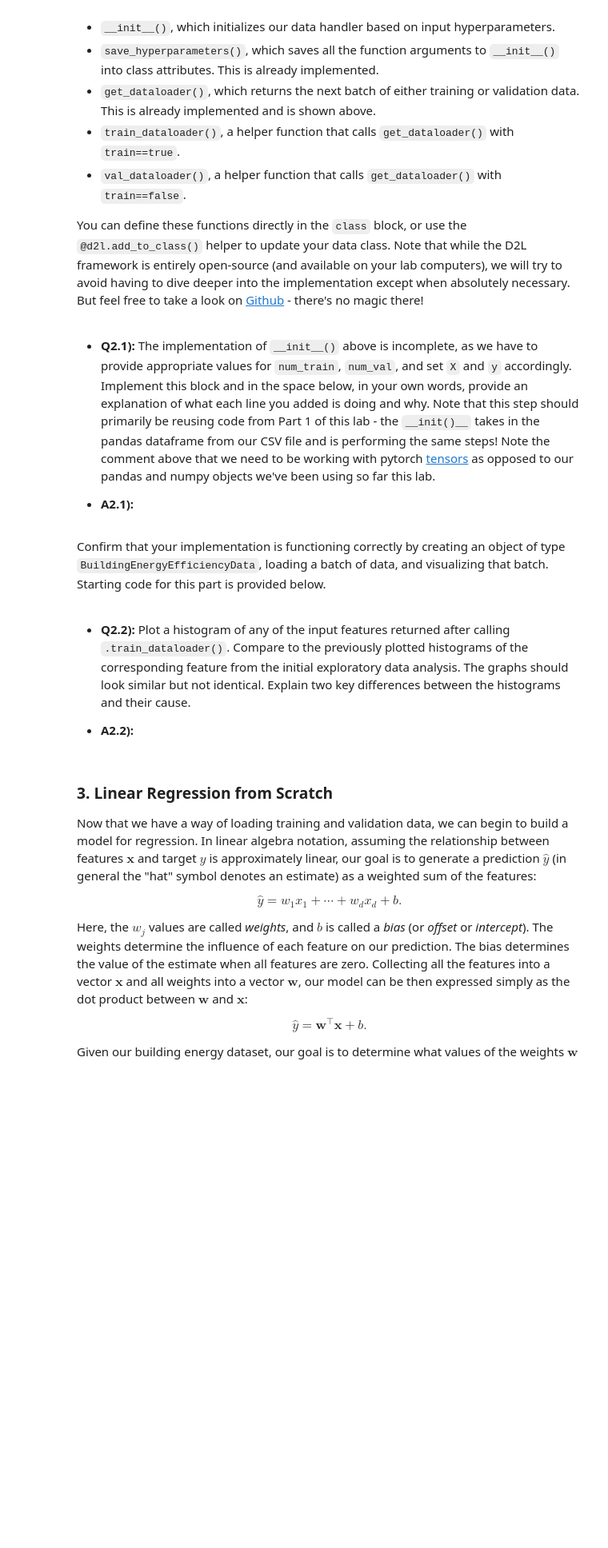
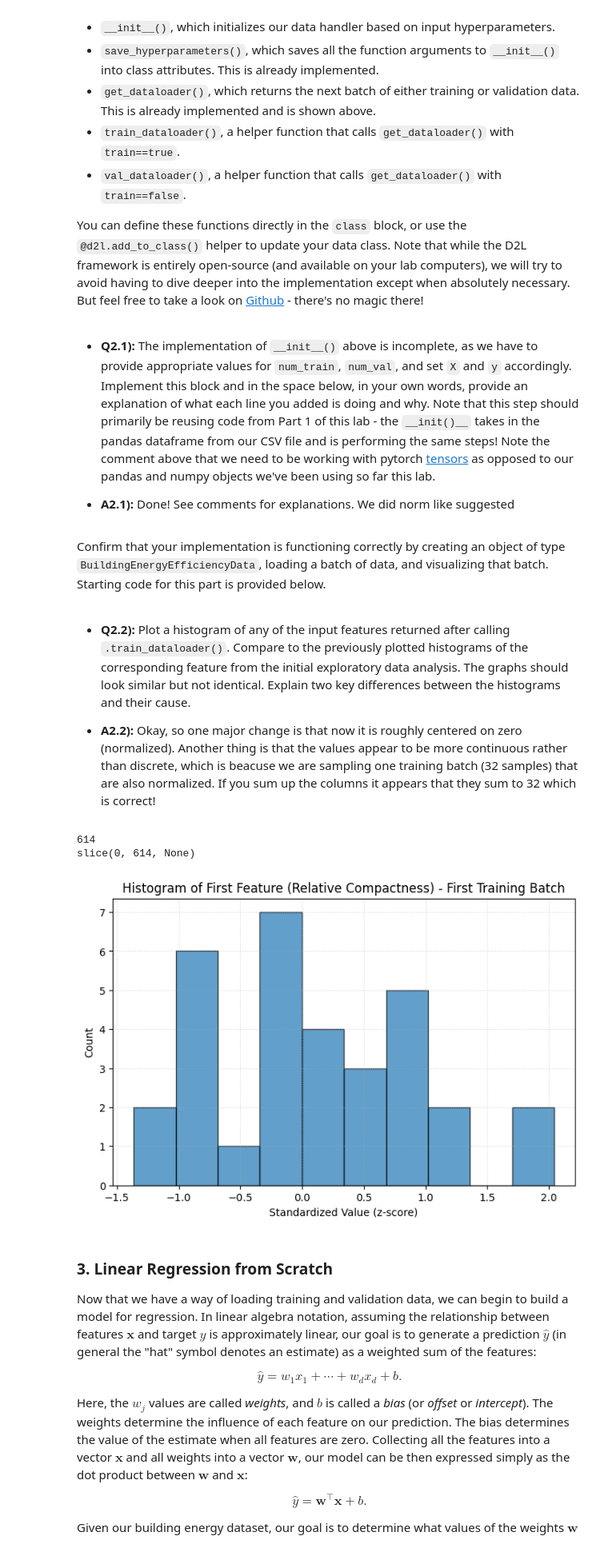
Before and after one commit to Tyler-Bibus/cpre3250, a Jupyter notebook: Lab-02/Lab-02.ipynb, the cells around one changed output. Shown at 80% size. Cells and saved outputs as stored; diff of their text form; code cells hidden in the pictures; blank space fills up the shorter version.

Commit message:
Done up until training exploration

```diff
--- a/Lab-02/Lab-02.ipynb
+++ b/Lab-02/Lab-02.ipynb
@@ -151,20 +236,44 @@ class BuildingEnergyEfficiencyData(d2l.DataModule):  #@save
     """Building Energy Efficiency data for linear regression."""
     def __init__(self, building_energy_df, train_val_split=0.8, batch_size=32):
         super().__init__()
-
+        self.save_hyperparameters()
         # Process energy_df similar as in part 1 when it was called df1
-
+        #print(building_energy_df.info)
         # The resulting self.X and self.y need to be torch.tensors, so be sure to convert from pandas DataFrame to numpy array to torch tensor
         # .values gets the underlying numpy array from the DataFrame, and .to(torch.float32) converts to float32 tensor
         # example: tensor_vals = torch.tensor(dataframe[column_name].values).to(torch.float32)
 
+        X_raw = building_energy_df.drop(columns=['Heating_Load']) #,'Cooling_Load'
+        means = X_raw.mean()                    # column means
+        stds = X_raw.std(ddof=0)                # population std (ddof=0 like StandardScaler)
+        safe_stds = stds.replace(0, 1.0)    # Protect against zero variance to avoid divide-by-zero
+        X_scaled = X_raw.copy()
+        X_scaled = (X_scaled - means) / safe_stds
+
+        self.data = torch.tensor(building_energy_df.values).to(torch.float32) # get all data into one torch tensor
+        self.X = torch.tensor(X_scaled.values).to(torch.float32) # select all but the target prediction
+        self.y = torch.tensor(building_energy_df[['Heating_Load']].values).to(torch.float32) # select the target prediction
+        #print(self.x)
+        total = len(self.data) # number of rows in our dataset
+        self.num_train = int(total * train_val_split) # get just the amount we will use for training (~80%)
+        self.num_val = total - self.num_train # get the remaning elements (validation set)
+        print(self.num_train)
+        #print(self.data)
+
 # YOUR CODE STARTS HERE
+@d2l.add_to_class(BuildingEnergyEfficiencyData)
+def train_dataloader(self):
+    return get_dataloader(self, True)
 
+@d2l.add_to_class(BuildingEnergyEfficiencyData)
+def val_dataloader(self):
+    return get_dataloader(self, False)
 # YOUR CODE ENDS HERE
 
 @d2l.add_to_class(BuildingEnergyEfficiencyData)  #@save
 def get_dataloader(self, train):
     i = slice(0, self.num_train) if train else slice(self.num_train, None)
+    print(i)
     return self.get_tensorloader((self.X, self.y), train, i)
 # %% [markdown]
 For each new dataset we work with, we will need to define a corresponding class, and work with the following functions:
@@ -178,26 +287,38 @@ You can define these functions directly in the `class` block, or use the `@d2l.a
 # %% [markdown]
 - **Q2.1)\:** The implementation of `__init__()` above is incomplete, as we have to provide appropriate values for `num_train`, `num_val`, and set `X` and `y` accordingly. Implement this block and in the space below, in your own words, provide an explanation of what each line you added is doing and why. Note that this step should primarily be reusing code from Part 1 of this lab - the `__init()__` takes in the pandas dataframe from our CSV file and is performing the same steps! Note the comment above that we need to be working with pytorch [tensors](https://docs.pytorch.org/docs/stable/tensors.html) as opposed to our pandas and numpy objects we've been using so far this lab.
 
-- **A2.1)\:**
+- **A2.1)\:**  Done! See comments for explanations. We did norm like suggested
 # %% [markdown]
 Confirm that your implementation is functioning correctly by creating an object of type `BuildingEnergyEfficiencyData`, loading a batch of data, and visualizing that batch. Starting code for this part is provided below.
 <!--A small Python quirk of the D2L implementation of `get_dataloader()` is that it uses `yield` which turns a function into a [function generator](https://www.w3schools.com/python/ref_keyword_yield.asp), and does exactly what we want, in returning the next batch of features and labels each time `get_dataloader()` is called.-->
 # %% [markdown]
 - **Q2.2)\:** Plot a histogram of any of the input features returned after calling `.train_dataloader()`. Compare to the previously plotted histograms of the corresponding feature from the initial exploratory data analysis. The graphs should look similar but not identical. Explain two key differences between the histograms and their cause.
 
-- **A2.2)\:**
+- **A2.2)\:** Okay, so one major change is that now it is roughly centered on zero (normalized). Another thing is that the values appear to be more continuous rather than discrete, which is beacuse we are sampling one training batch (32 samples) that are also normalized. If you sum up the columns it appears that they sum to 32 which is correct!
 # %%
 building_energy_df = pd.read_csv('data/building_energy_efficiency_data.csv')
 BuildingEnergy = BuildingEnergyEfficiencyData(building_energy_df)    # This will otherwise use the default parameters for the init() of EnergyEfficiencyData()
 
 # Use iter() to turn the dataloader generator into an iterator, then use next() to get the next batch
 X, y = next(iter(BuildingEnergy.train_dataloader()))
 
 # Plot this histogram of the first feature in the first training batch
 
 # YOUR CODE STARTS HERE
-
+feature_0 = X[:, 0].numpy()
+# Plot the histogram
+plt.figure(figsize=(8, 5))
+plt.hist(feature_0, bins=10, edgecolor='black', color='tab:blue', alpha=0.7)
+plt.title('Histogram of First Feature (Relative Compactness) - First Training Batch')
+plt.xlabel('Standardized Value (z-score)')
+plt.ylabel('Count')
+plt.grid(True, linestyle=':', alpha=0.5)
+plt.show()
 # YOUR CODE ENDS HERE
+# %% [output]
+614
+slice(0, 614, None)
+[figure, added]
 # %% [markdown]
 ### 3. Linear Regression from Scratch
 Now that we have a way of loading training and validation data, we can begin to build a model for regression. In linear algebra notation, assuming the relationship between features $\mathbf{x}$ and target $y$ is approximately linear, our goal is to generate a prediction $\hat{y}$ (in general the "hat" symbol denotes an estimate) as a weighted sum of the features:
```
Also changed, not shown: parts of 29 cells of this notebook.
